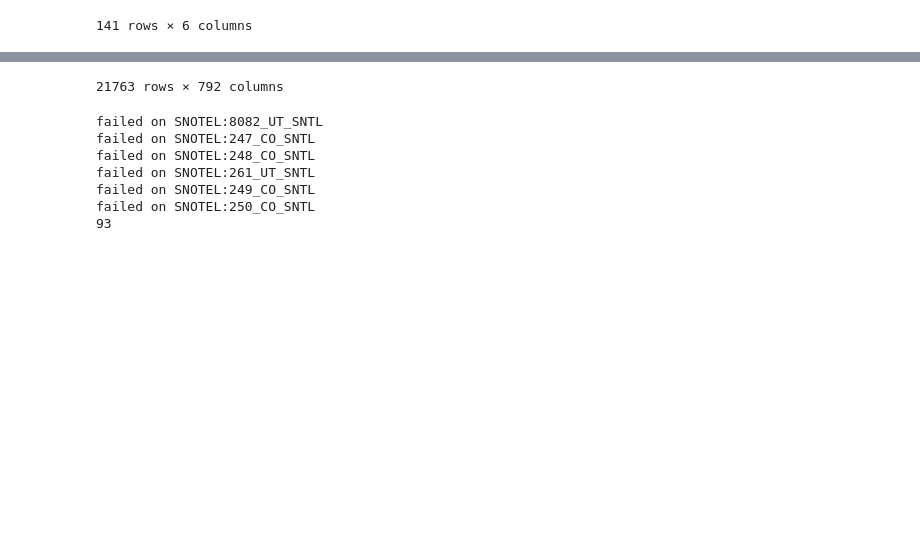
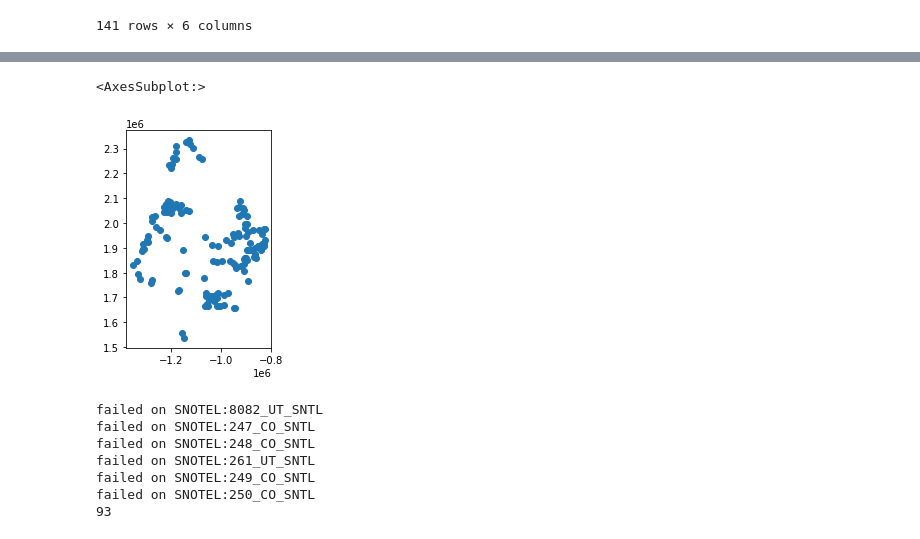
Before and after one commit to wcurrier/snotel, a Jupyter notebook: getSNOTEL_w_in_Basin.ipynb, the cells around one changed output, grey strips where cells are left out. Saved outputs shown, nothing was run; the diff lists cells and outputs as text; code cells hidden in the pictures; blank space fills up the shorter version.

```diff
--- a/getSNOTEL_w_in_Basin.ipynb
+++ b/getSNOTEL_w_in_Basin.ipynb
@@ -50,5 +104,5 @@ gdf_within
 | SNOTEL:1228_UT_SNTL | 1228_UT_SNTL | Wrigley Creek | SNOTEL | 2842.869629 | {'county': 'Sanpete', 'state': 'U... | POINT (-1309533.021 1895779.264) |
 141 rows × 6 columns
 # %%
-dfSNTL
+gdf_within.plot()
 # %% [output]
@@ -68,4 +109,5 @@ dfSNTL
-21763 rows × 792 columns
+<AxesSubplot:>
+[figure, added]
 # %%
 dfSNTL=pd.read_pickle('/Users/wcurrier/Documents/Data/SNOTEL/snotel/snotel_WUS_WTEQ_D_20230501.pkl')
 
```
Also changed, not shown: parts of 5 cells of this notebook, 2 other files.
